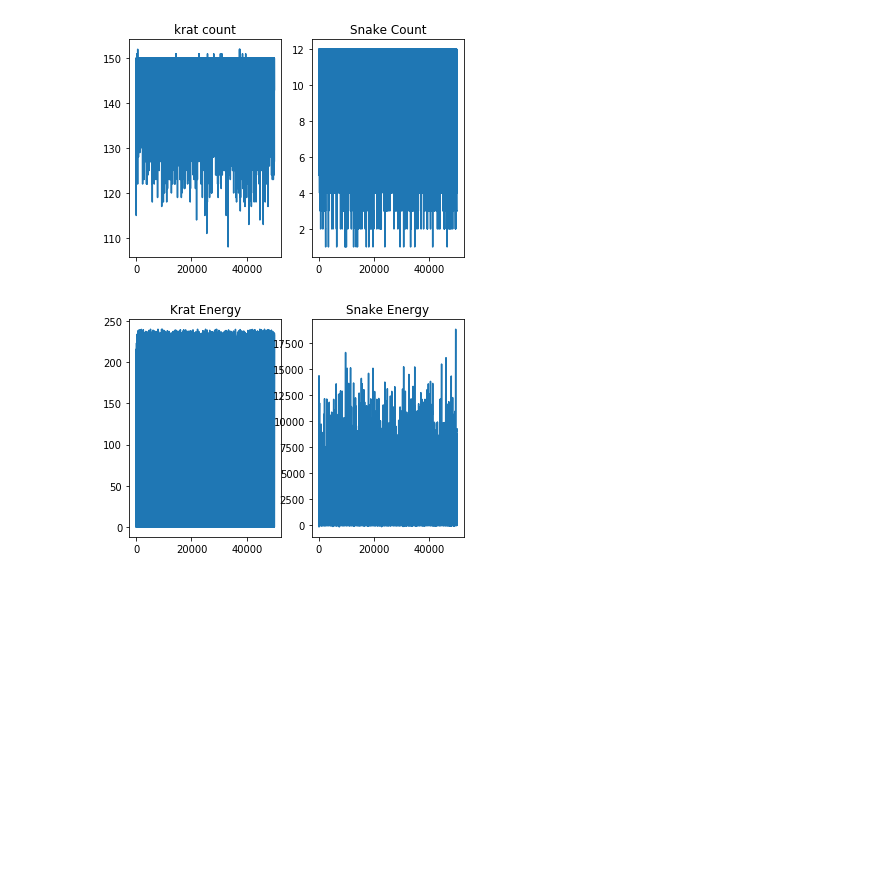
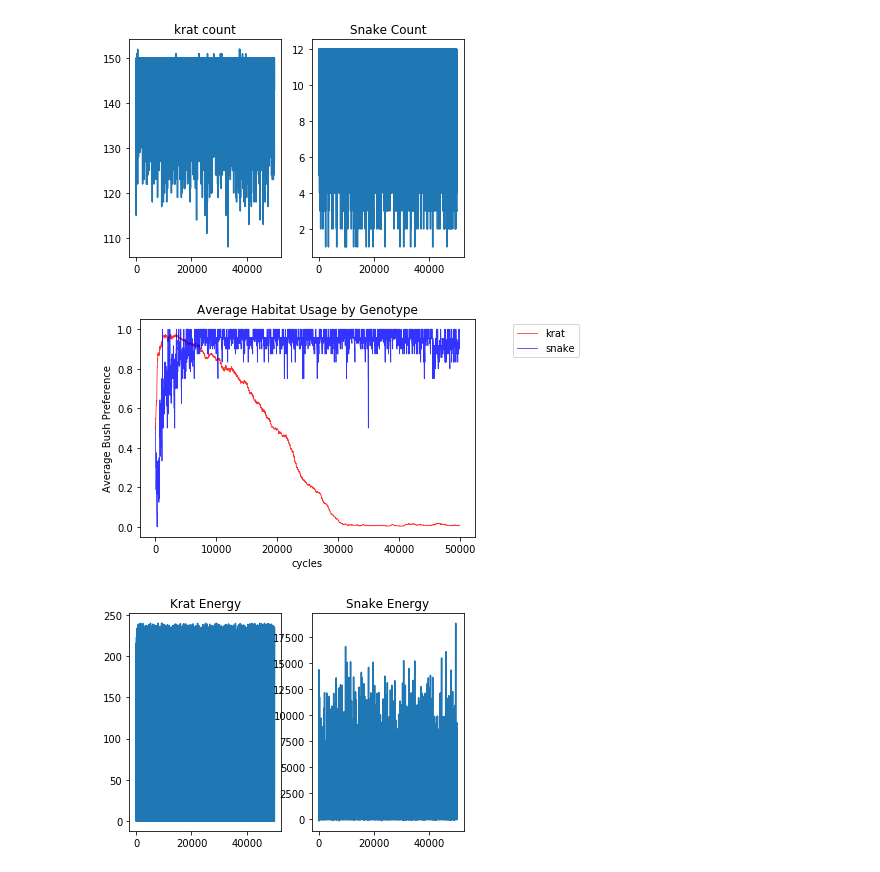
Before and after one commit to michaelremington2/uumarrty, a Jupyter notebook: ecosystem_sim/SimPostDataAnalysis.ipynb, the cells around one changed output. Drawn from its saved outputs; the diff is of its cells as text; code cells hidden in the pictures; blank space fills up the shorter version.

```diff
--- a/ecosystem_sim/SimPostDataAnalysis.ipynb
+++ b/ecosystem_sim/SimPostDataAnalysis.ipynb
@@ -63,6 +63,25 @@ ax.set_title('Snake Count')
 # %% [output]
 Text(0.5, 1.0, 'Snake Count')
 [figure]
+# %%
+df = kratdata[["cycle", "bush_pw"]].groupby("cycle").mean()
+df = df.reset_index()
+df.columns = ['cycle','bush_pw']
+df2 = snakedata[["cycle", "bush_pw"]].groupby("cycle").mean()
+df2 = df2.reset_index()
+df2.columns = ['cycle','bush_pw']
+
+
+#Now switch to a more OO interface to exercise more features.
+plt.plot(df['cycle'], df["bush_pw"],'red', linewidth=.8, alpha=0.8, label = 'krat')
+plt.plot(df2['cycle'], df2["bush_pw"],'blue', linewidth=.8, alpha=0.8, label = 'snake')
+plt.xlabel("cycles")
+plt.ylabel("Average Bush Preference")
+plt.title("Average Habitat Usage by Genotype")
+plt.legend(bbox_to_anchor=(1.10, 1), loc='upper left')
+plt.show()
+# %% [output]
+[figure, added]
 # %%
 ########## Population energy ###############
 df = kratdata[["cycle", "energy_score"]].groupby("cycle").mean()
```
Also changed, not shown: parts of 1 cell of this notebook, 2 other files.
